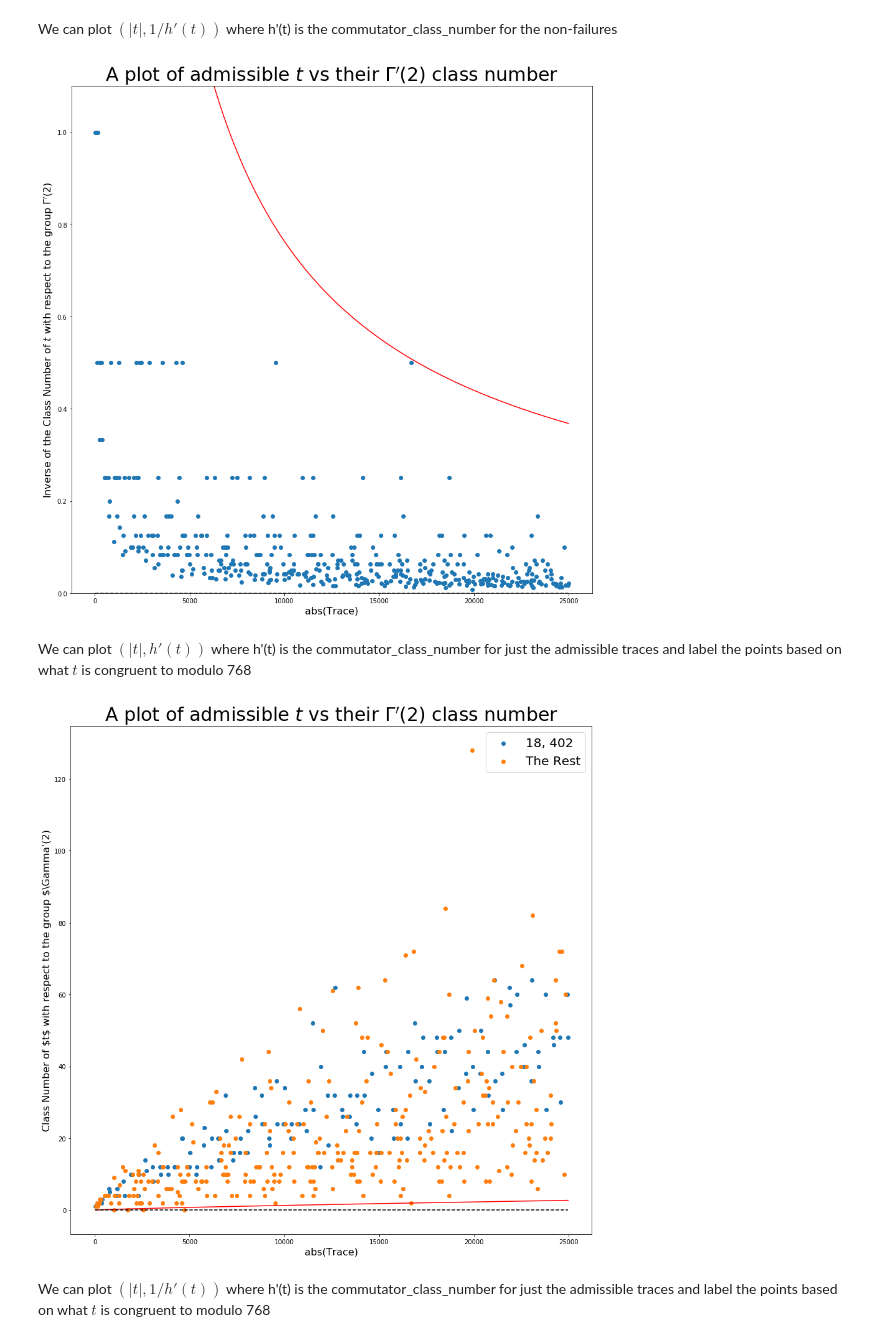
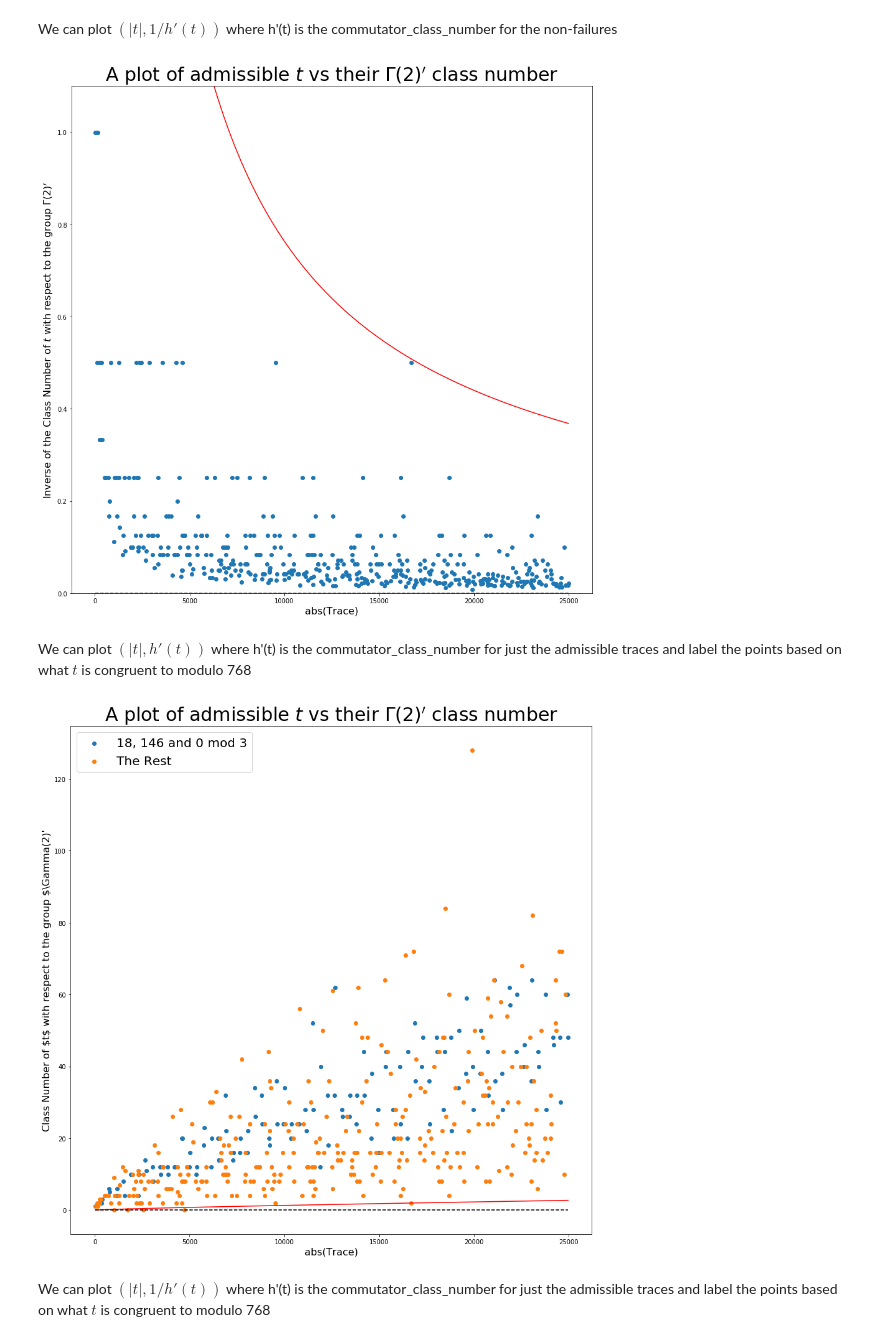
Before and after one commit to BrookeOgrodnik/CommutatorSubgroups, a Jupyter notebook: PythonCode/Class_Number.ipynb, the cells around one changed output. Cells and saved outputs as stored; diff of their text form; code cells hidden in the pictures.

Commit message:
changed some titles

```diff
--- a/PythonCode/Class_Number.ipynb
+++ b/PythonCode/Class_Number.ipynb
@@ -169,33 +169,33 @@ plt.plot(x, [0]*len(x), 'k--')
 
 plt.ylim(0,1.1)
 plt.xlabel("abs(Trace)", fontsize = 16)
-plt.ylabel("Inverse of the Class Number of $t$ with respect to the group $\Gamma'(2)$", fontsize = 16)
+plt.ylabel("Inverse of the Class Number of $t$ with respect to the group $\Gamma(2)'$", fontsize = 16)
 # Also a title
-plt.title("A plot of admissible $t$ vs their $\Gamma'(2)$ class number", fontsize = 30)
+plt.title("A plot of admissible $t$ vs their $\Gamma(2)'$ class number", fontsize = 30)
 
 
 plt.show()
 # %% [output]
-[figure, old version]
+[figure, new version]
 # %% [markdown]
 We can plot $(|t|, h'(t))$ where h'(t) is the commutator_class_number for just the admissible traces and label the points based on what $t$ is congruent to modulo 768
 # %%
 plt.figure(figsize=(15,15))
-plt.scatter(special_traces.trace.values, special_traces.commutator_class_number.values,label='18, 402')
+plt.scatter(special_traces.trace.values, special_traces.commutator_class_number.values,label='18, 146 and 0 mod 3')
 plt.scatter(non_special_traces.trace.values,non_special_traces.commutator_class_number.values,label='The Rest')
 plt.plot(x, np.power(x, 9/10)/330/np.log(x), 'r')
 plt.plot(x, [0]*len(x), 'k--')
 
 plt.xlabel("abs(Trace)", fontsize = 16)
-plt.ylabel("Class Number of $t$ with respect to the group $\Gamma'(2)", fontsize = 16)
+plt.ylabel("Class Number of $t$ with respect to the group $\Gamma(2)'", fontsize = 16)
 # Also a title
-plt.title("A plot of admissible $t$ vs their $\Gamma'(2)$ class number", fontsize = 30)
+plt.title("A plot of admissible $t$ vs their $\Gamma(2)'$ class number", fontsize = 30)
 
 # plt.legend() adds the legend to the plot
 plt.legend(fontsize=20)
 plt.show()
 # %% [output]
-[figure, old version]
+[figure, new version]
 # %% [markdown]
 We can plot $(|t|, 1/h'(t))$ where h'(t) is the commutator_class_number for just the admissible traces and label the points based on what $t$ is congruent to modulo 768
 # %%
```
Also changed, not shown: parts of 7 cells of this notebook.
